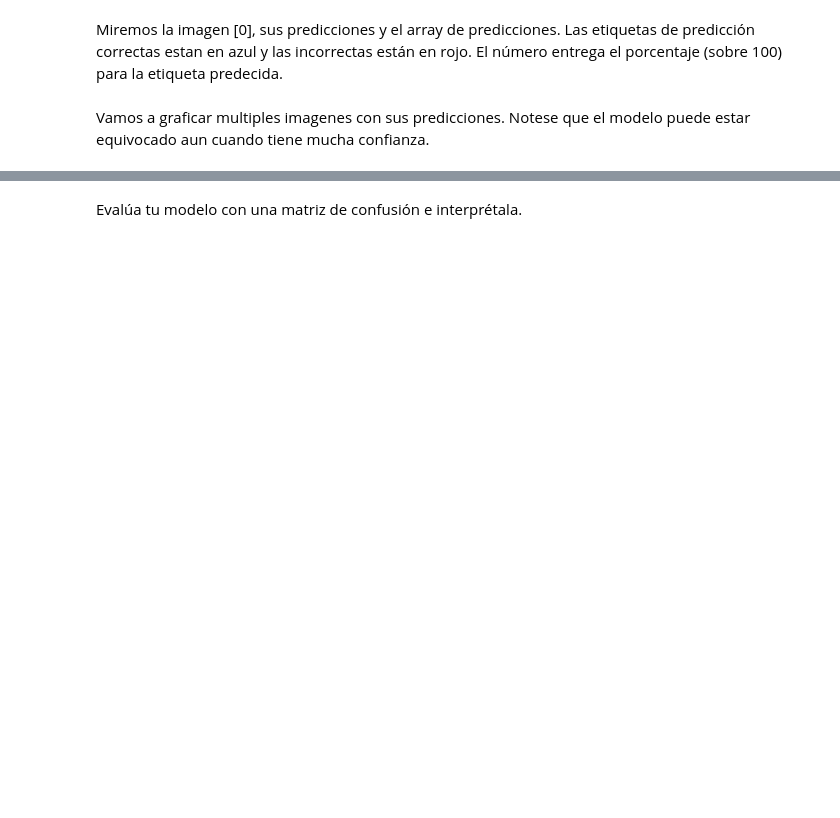
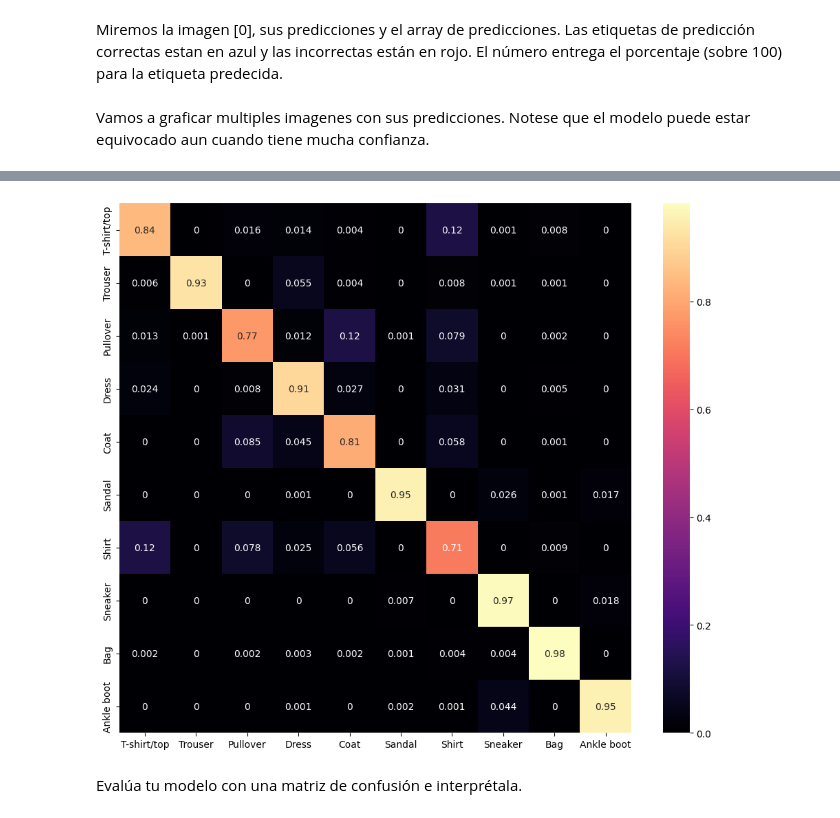
Before and after one commit to danilaviaart-lgtm/ds_curso, a Jupyter notebook: 4-Deep_Learning/1-Intro_Deep_Learning/ejercicios/Deep_Learning_classification.ipynb, the cells around one changed output, grey strips where cells are left out. Drawn from its saved outputs; the diff is of its cells as text; code cells hidden in the pictures; blank space fills up the shorter version.

```diff
--- a/4-Deep_Learning/1-Intro_Deep_Learning/ejercicios/Deep_Learning_classification.ipynb
+++ b/4-Deep_Learning/1-Intro_Deep_Learning/ejercicios/Deep_Learning_classification.ipynb
@@ -378,0 +379,3 @@ array([[8.1851476e-07, 1.7348659e-06, 4.8244524e-06, ..., 1.2794341e-01,
+# %%
+y_pred = model.predict(X_test)
+y_pred
@@ -468,2 +486,21 @@ for i in range(n_img):
+# %%
+from sklearn.metrics import confusion_matrix
+
+if len(y_pred.shape) > 1:
+    y_pred = np.argmax(y_pred, axis=1)
+
+if len(y_test.shape) > 1:
+    y_test = np.argmax(y_test, axis=1)
+
+
+cm = confusion_matrix(y_test, y_pred)
+cm_norm = cm.astype('float') / cm.sum(axis=1)[:, np.newaxis]
+
+plt.figure(figsize=(12, 10))
+sns.heatmap(cm_norm, annot=True, fmt=".2g", cmap='magma',
+            xticklabels=class_names, yticklabels=class_names)
+plt.show()
+# %% [output]
+[figure, added]
 # %% [markdown]
 Evalúa tu modelo con una matriz de confusión e interprétala.
```
Also changed, not shown: parts of 16 cells of this notebook, 1 other file.
